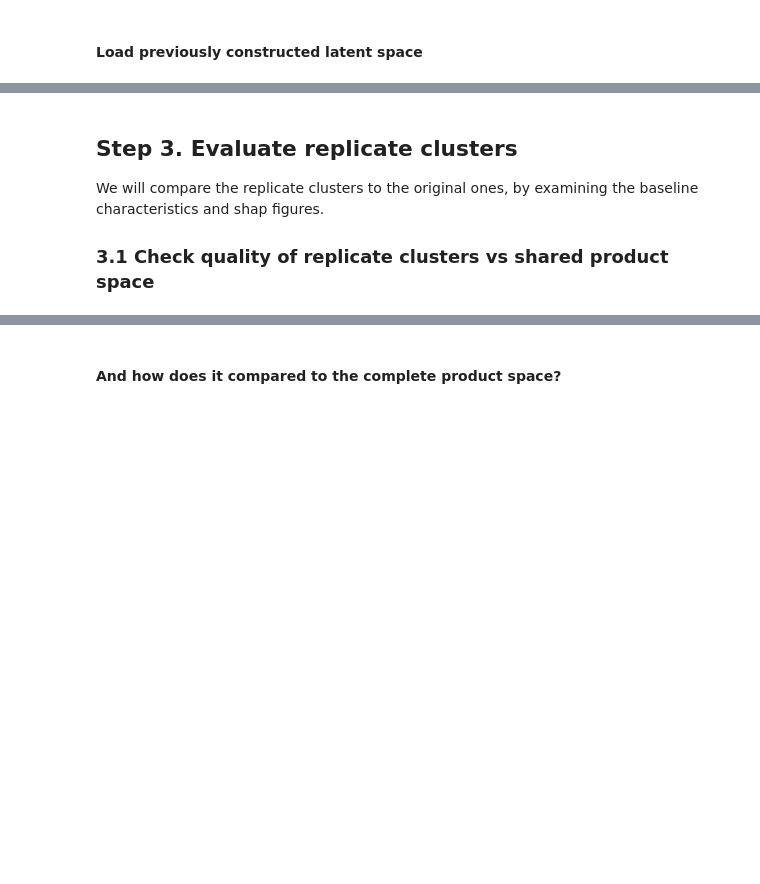
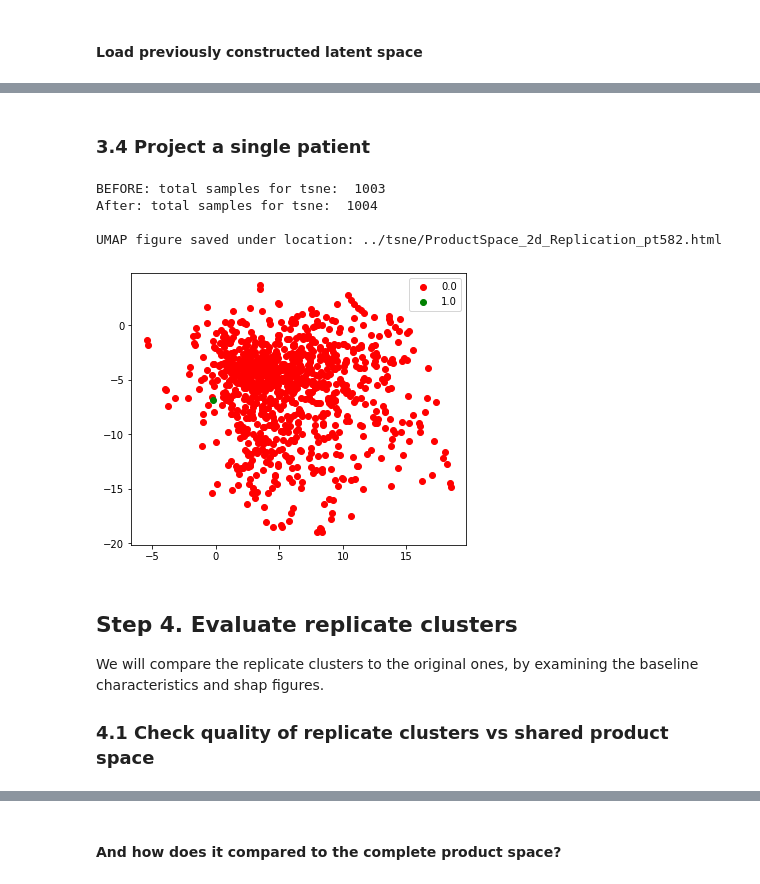
Before and after one commit to levrex/Poodle, a Jupyter notebook: examples/projecting_patients.ipynb, the cells around one changed output, grey strips where cells are left out. Cells and saved outputs as stored; diff of their text form; code cells hidden in the pictures; blank space fills up the shorter version.

```diff
--- a/examples/projecting_patients.ipynb
+++ b/examples/projecting_patients.ipynb
@@ -203,0 +243,7 @@ Time to project patients (n=587) into product space: 136.12555813789368
+# %%
+import sys
+sys.path.append(r'../../modules/parametric_tsne/')
+from parametric_tSNE import Parametric_tSNE
+
+new_tSNE = Parametric_tSNE(z_existent.shape[1], num_outputs=2, perplexities=30, seed=1234567) # , all_layers=all_layers
+new_tSNE.fit(z_existent.values) # random_state=SEED+1, , metric='minkowski' # how many epochs??
@@ -204,8 +282,30 @@ Time to project patients (n=587) into product space: 136.12555813789368
+# %% [markdown]
+### 3.4 Project a single patient
+# %%
+# Project a single patient onto original set
+print('BEFORE: total samples for tsne: ', len(metadata))
+metadata_, z_ = pup.add_projected_patients(metadata, z_existent, df_replication, pd.DataFrame(z_new, columns=z_existent.columns), ix=582)
+print('After: total samples for tsne: ', len(metadata_))
+
+# Project new patient onto tSNE
+fit3 = new_tSNE.transform(z_.values)
+# Create interactive bokeh plot for more information
+pup.plot_interactive_tsne(fit3, metadata_, list(metadata_[df_replication.columns].columns), l_binary=list(df_categoric_replication.columns), patient_id='pseudoId', cluster_id='Replication', path='../tsne/ProductSpace_2d_Replication_pt582.html')
+
+# Look at location
+#pup.plot_tsne(fit1, group_id=metadata['Replication'], path='../figures/original/tsne_original_pt582.png')
+pup.plot_tsne(fit3, group_id=metadata_['Replication'], path='../figures/replication/tsne_replication_pt582.png')
+# %% [output]
+BEFORE: total samples for tsne:  1003
+After: total samples for tsne:  1004
+
+UMAP figure saved under location: ../tsne/ProductSpace_2d_Replication_pt582.html
+[figure, added]
 # %% [markdown]
-## Step 3. Evaluate replicate clusters
+## Step 4. Evaluate replicate clusters
 We will compare the replicate clusters to the original ones, by examining the baseline characteristics and shap figures.
 
-### 3.1 Check quality of replicate clusters vs  shared product space
+### 4.1 Check quality of replicate clusters vs  shared product space
 # %%
 from poodle import visualization as viz
 
```
Also changed, not shown: parts of 41 cells of this notebook, 11 other files.
